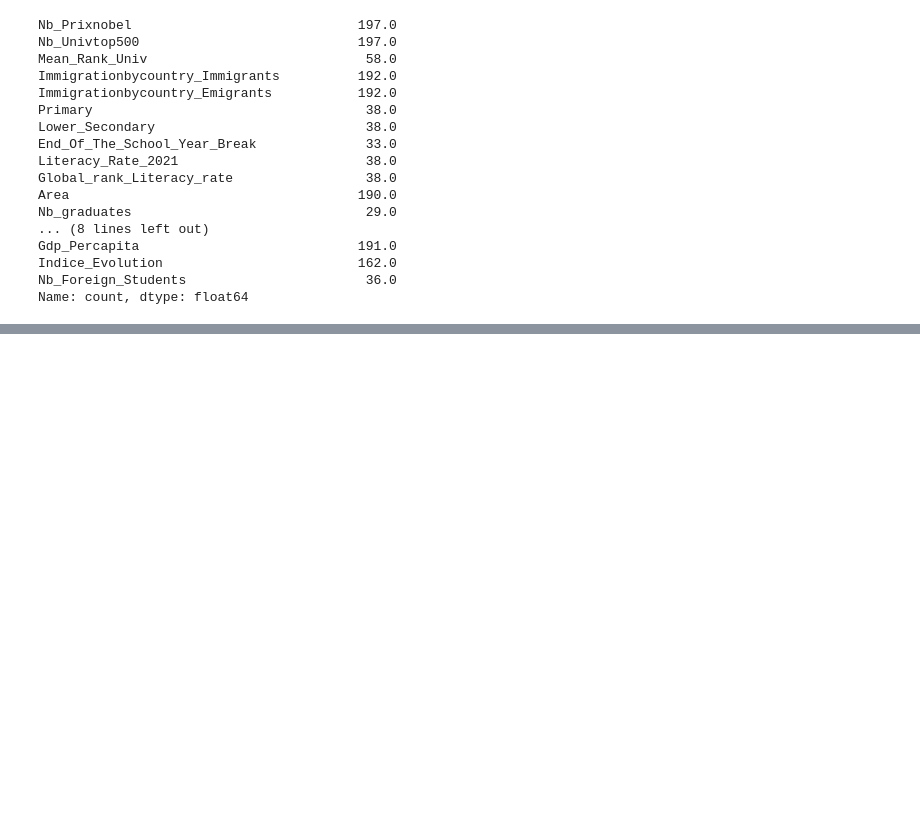
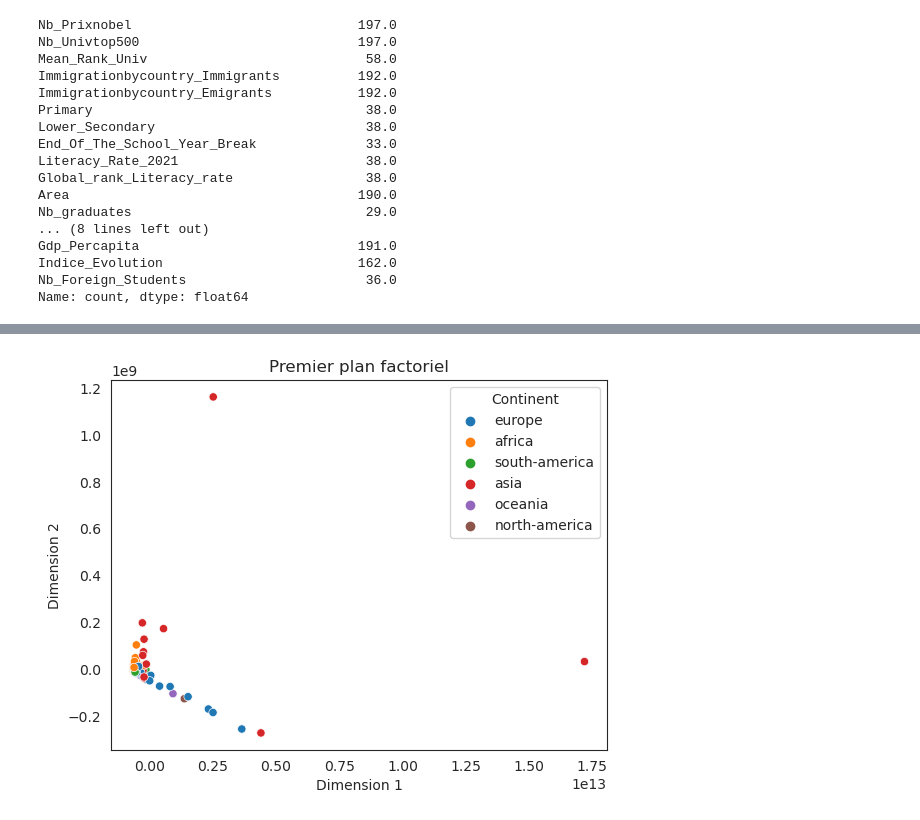
Before and after one commit to ahmedmokeddem/dalas, a Jupyter notebook: code/code EDA/ACP.ipynb, the cells around one changed output, grey strips where cells are left out. Saved outputs shown, nothing was run; the diff lists cells and outputs as text; code cells hidden in the pictures; blank space fills up the shorter version.

```diff
--- a/code/code EDA/ACP.ipynb
+++ b/code/code EDA/ACP.ipynb
@@ -63,0 +157,2 @@ Name: count, dtype: float64
+# %%
+ds_pca = pca.transform(ds)
@@ -63,0 +175,11 @@ Name: count, dtype: float64
+# %%
+data={
+    "Dim1_pca" : ds_pca[:,0],
+    "Dim2_pca" : ds_pca[:,1],
+    "Country":list(df.loc[ds.index]['Country']),
+    "Continent":list(df.loc[ds.index]['Continent'])
+}
+# %%
+for col in df.columns:
+    if col not in ds.columns and col not in data:
+        data[col]=list(df.loc[ds.index][col])
@@ -63,0 +190,7 @@ Name: count, dtype: float64
+# %%
+# Transformation en DataFrame pandas
+new_df = pd.DataFrame(data)
+
+
+# Résultat (premières lignes)
+new_df
@@ -63,0 +211,13 @@ Name: count, dtype: float64
+# %%
+# Plot scatter plot with Seaborn
+sns.scatterplot(data=new_df, x="Dim1_pca", y="Dim2_pca", hue="Continent")
+
+# Modify axis labels and title
+plt.xlabel("Dimension 1")
+plt.ylabel("Dimension 2")
+plt.title("Premier plan factoriel")
+
+# Show the plot
+plt.show()
+# %% [output]
+[figure, added]
```
Also changed, not shown: parts of 17 cells of this notebook.
